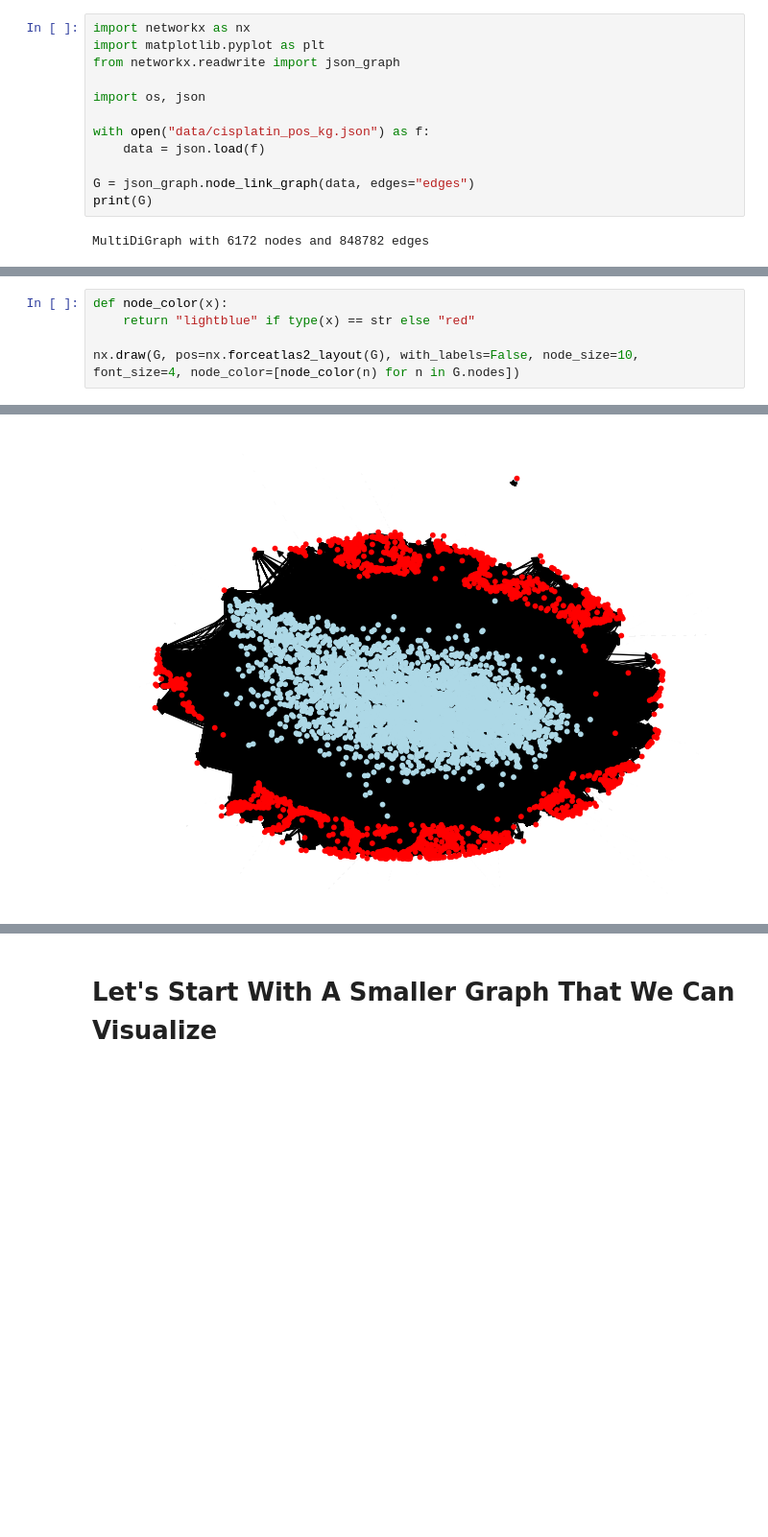
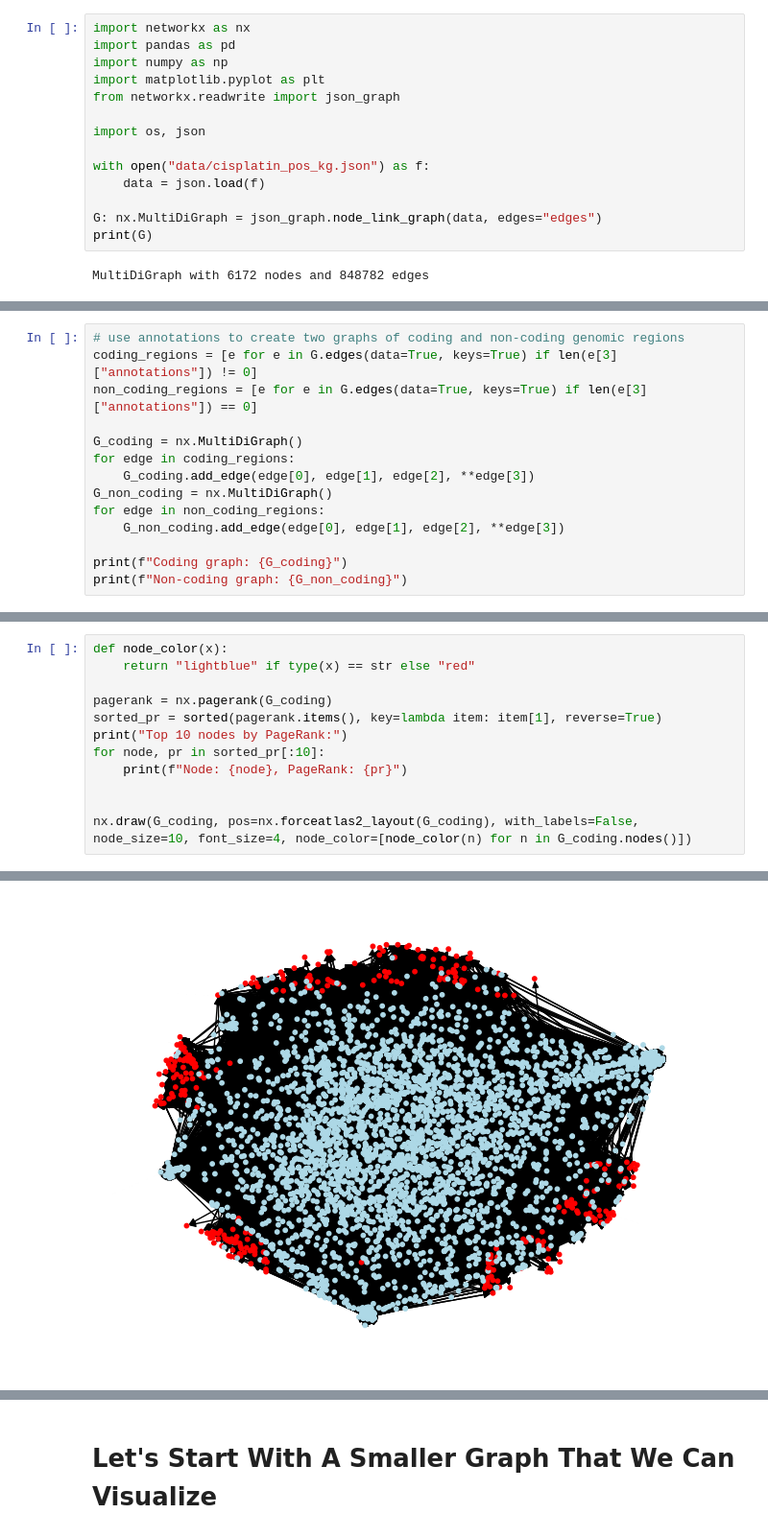
Before and after one commit to ek775/Hidden-State-Genomics, a Jupyter notebook: knowledge_graph_analysis.ipynb, the cells around one changed output, grey strips where cells are left out. Shown at 96% size. Cells and saved outputs as stored; diff of their text form; blank space fills up the shorter version.

```diff
--- a/knowledge_graph_analysis.ipynb
+++ b/knowledge_graph_analysis.ipynb
@@ -2,6 +2,8 @@
 # Analyzing Cisplatin-Binding Transcripts via GLM-SAE Knowledge Graphs
 # %%
 import networkx as nx
+import pandas as pd
+import numpy as np
 import matplotlib.pyplot as plt
 from networkx.readwrite import json_graph
 
@@ -10,7 +12,7 @@ import os, json
 with open("data/cisplatin_pos_kg.json") as f:
     data = json.load(f)
 
-G = json_graph.node_link_graph(data, edges="edges")
+G: nx.MultiDiGraph = json_graph.node_link_graph(data, edges="edges")
 print(G)
 # %% [output]
 MultiDiGraph with 6172 nodes and 848782 edges
@@ -16,0 +85,14 @@ MultiDiGraph with 6172 nodes and 848782 edges
+# %%
+# use annotations to create two graphs of coding and non-coding genomic regions
+coding_regions = [e for e in G.edges(data=True, keys=True) if len(e[3]["annotations"]) != 0]
+non_coding_regions = [e for e in G.edges(data=True, keys=True) if len(e[3]["annotations"]) == 0]
+
+G_coding = nx.MultiDiGraph()
+for edge in coding_regions:
+    G_coding.add_edge(edge[0], edge[1], edge[2], **edge[3])
+G_non_coding = nx.MultiDiGraph()
+for edge in non_coding_regions:
+    G_non_coding.add_edge(edge[0], edge[1], edge[2], **edge[3])
+
+print(f"Coding graph: {G_coding}")
+print(f"Non-coding graph: {G_non_coding}")
@@ -18,5 +103,12 @@ MultiDiGraph with 6172 nodes and 848782 edges
 def node_color(x):
     return "lightblue" if type(x) == str else "red"
 
-nx.draw(G, pos=nx.forceatlas2_layout(G), with_labels=False, node_size=10, font_size=4, node_color=[node_color(n) for n in G.nodes])
+pagerank = nx.pagerank(G_coding)
+sorted_pr = sorted(pagerank.items(), key=lambda item: item[1], reverse=True)
+print("Top 10 nodes by PageRank:")
+for node, pr in sorted_pr[:10]:
+    print(f"Node: {node}, PageRank: {pr}")
+
+
+nx.draw(G_coding, pos=nx.forceatlas2_layout(G_coding), with_labels=False, node_size=10, font_size=4, node_color=[node_color(n) for n in G_coding.nodes()])
 # %% [output]
@@ -23 +126 @@ nx.draw(G, pos=nx.forceatlas2_layout(G), with_labels=False, node_size=10, font_s
-[figure, old version]
+[figure, new version]
```
Also changed, not shown: parts of 9 cells of this notebook, 2 other files.
